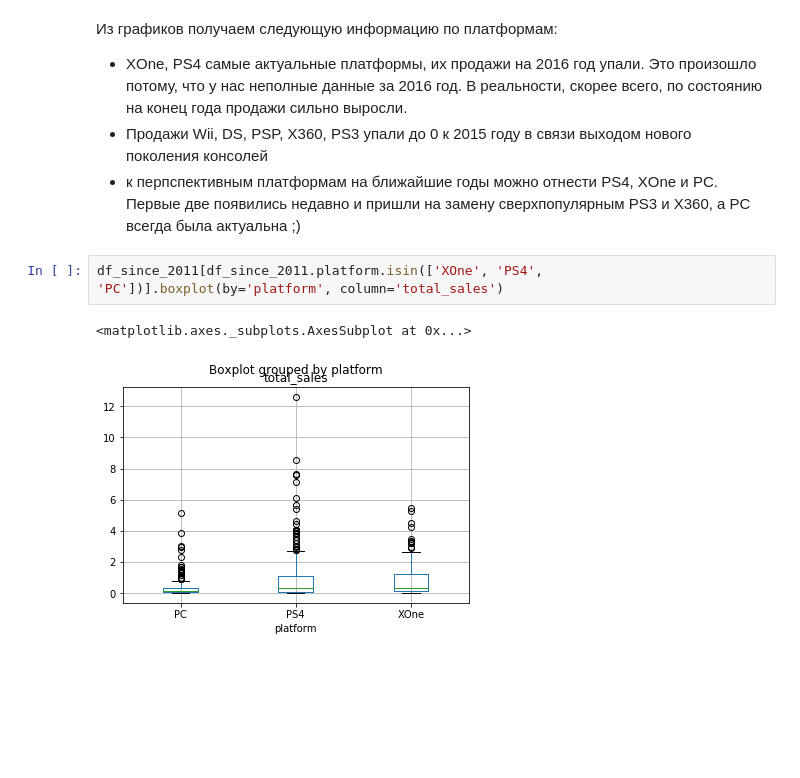
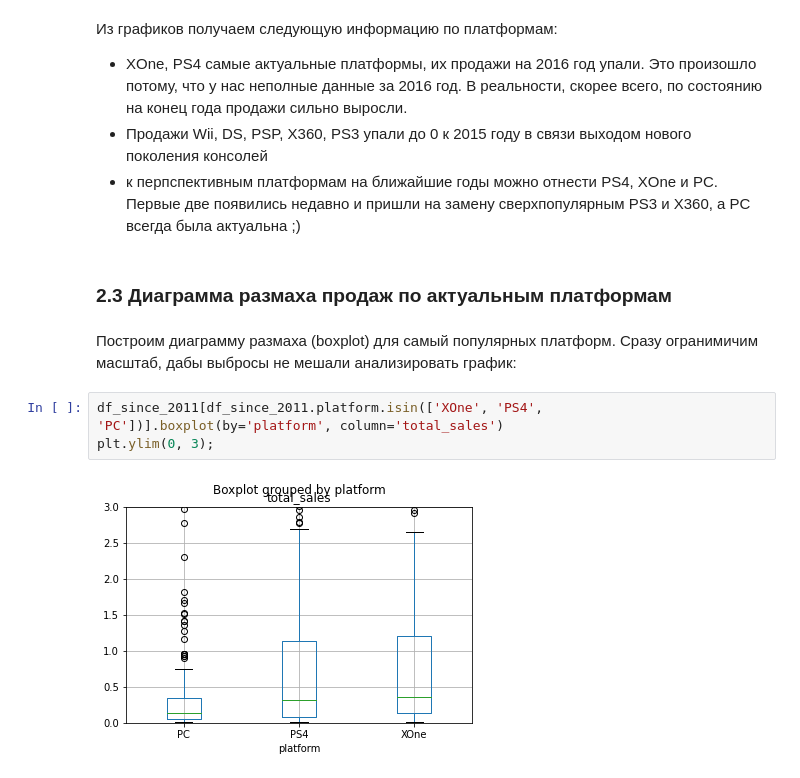
Before and after one commit to skeichenka/yndxdacourse, a Jupyter notebook: final project.ipynb, the cells around one changed output. Cells and saved outputs as stored; diff of their text form; blank space fills up the shorter version.

```diff
--- a/final project.ipynb
+++ b/final project.ipynb
@@ -510,8 +507,12 @@ plot_platform_sales_chart(alive_platforms_df, figsize=(8,4))
 - XOne, PS4 самые актуальные платформы, их продажи на 2016 год упали. Это произошло потому, что у нас неполные данные за 2016 год. В реальности, скорее всего, по состоянию на конец года продажи сильно выросли.
 - Продажи Wii, DS, PSP, X360, PS3 упали до 0 к 2015 году в связи выходом нового поколения консолей
 - к перпспективным платформам на ближайшие годы можно отнести PS4, XOne и PC. Первые две появились недавно и пришли на замену сверхпопулярным PS3 и X360, а PC всегда была актуальна ;)
+# %% [markdown]
+### 2.3 Диаграмма размаха продаж по актуальным платформам
+# %% [markdown]
+Построим диаграмму размаха (boxplot) для самый популярных платформ. Сразу огранимичим масштаб, дабы выбросы не мешали анализировать график:
 # %%
 df_since_2011[df_since_2011.platform.isin(['XOne', 'PS4', 'PC'])].boxplot(by='platform', column='total_sales')
+plt.ylim(0, 3);
 # %% [output]
-<matplotlib.axes._subplots.AxesSubplot at 0x...>
-[figure, old version]
+[figure, new version]
```
Also changed, not shown: parts of 73 cells of this notebook.
